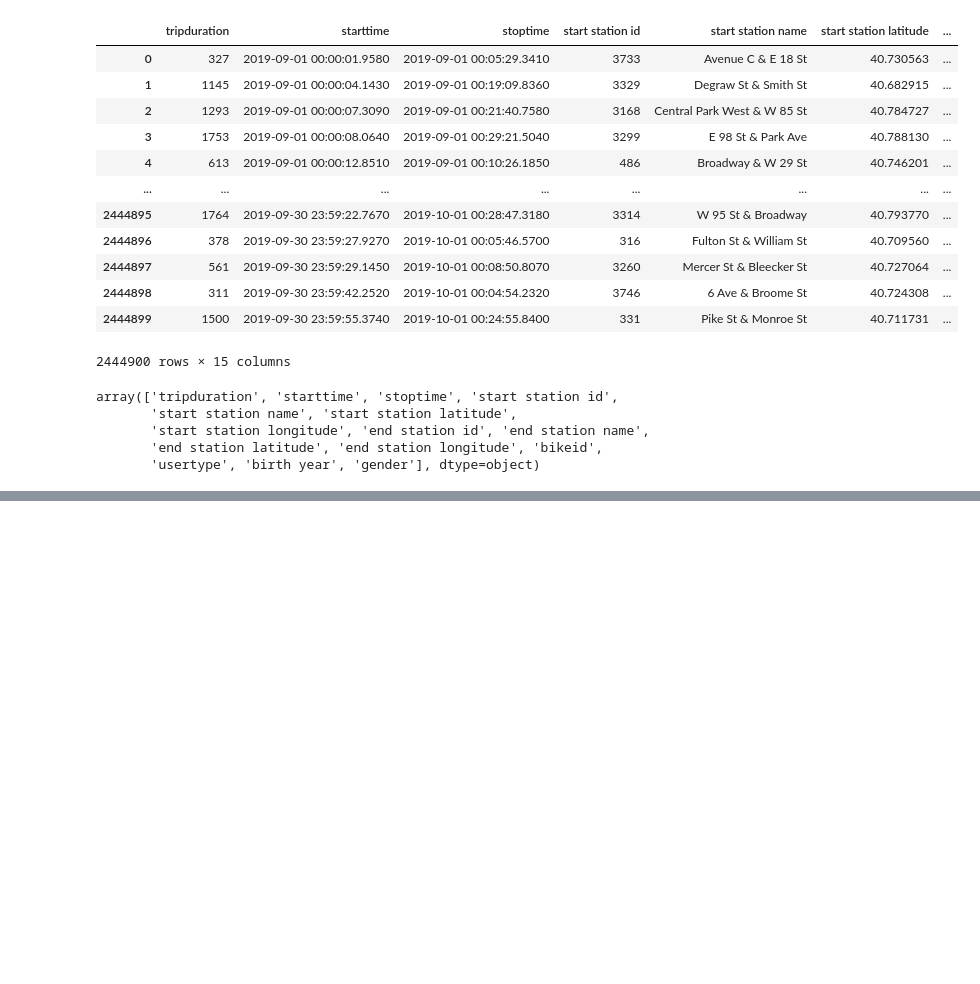
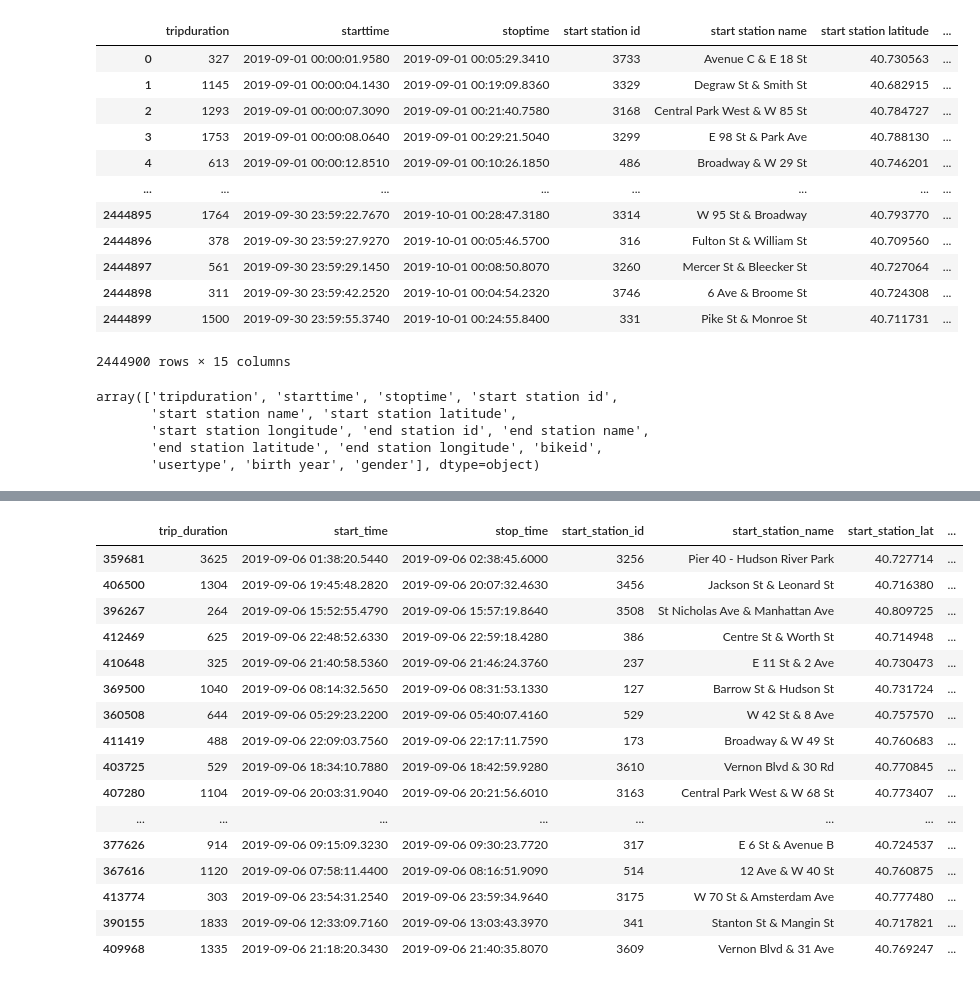
Before and after one commit to marcello96/bike-trips-exporation, a Jupyter notebook: test.ipynb, the cells around one changed output, grey strips where cells are left out. Cells and saved outputs as stored; diff of their text form; code cells hidden in the pictures; blank space fills up the shorter version.

```diff
--- a/test.ipynb
+++ b/test.ipynb
@@ -34,7 +35,7 @@ data.columns = ['trip_duration', 'start_time', 'stop_time', 'start_station_id',
                'user_type', 'birth_year', 'gender']
 # %%
 DATE = '2019-09-06'
-mdata = data.loc[data['start_time'].str.contains(DATE)].sample(n=100)
+mdata = data.loc[data['start_time'].str.contains(DATE)].sample(n=50)
 # %%
 def prepare_trace(row):
     return go.Scattermapbox(
@@ -70,0 +88,21 @@ data.mean(axis = 0)
+# %%
+
+mdata
+# %% [output]
+|  | trip_duration | start_time | stop_time | start_station_id | start_station_name | start_station_lat | ... |
+| 359681 | 3625 | 2019-09-06 01:38:20.5440 | 2019-09-06 02:38:45.6000 | 3256 | Pier 40 - Hudson River Park | 40.727714 | ... |
+| 406500 | 1304 | 2019-09-06 19:45:48.2820 | 2019-09-06 20:07:32.4630 | 3456 | Jackson St & Leonard St | 40.716380 | ... |
+| 396267 | 264 | 2019-09-06 15:52:55.4790 | 2019-09-06 15:57:19.8640 | 3508 | St Nicholas Ave & Manhattan Ave | 40.809725 | ... |
+| 412469 | 625 | 2019-09-06 22:48:52.6330 | 2019-09-06 22:59:18.4280 | 386 | Centre St & Worth St | 40.714948 | ... |
+| 410648 | 325 | 2019-09-06 21:40:58.5360 | 2019-09-06 21:46:24.3760 | 237 | E 11 St & 2 Ave | 40.730473 | ... |
+| 369500 | 1040 | 2019-09-06 08:14:32.5650 | 2019-09-06 08:31:53.1330 | 127 | Barrow St & Hudson St | 40.731724 | ... |
+| 360508 | 644 | 2019-09-06 05:29:23.2200 | 2019-09-06 05:40:07.4160 | 529 | W 42 St & 8 Ave | 40.757570 | ... |
+| 411419 | 488 | 2019-09-06 22:09:03.7560 | 2019-09-06 22:17:11.7590 | 173 | Broadway & W 49 St | 40.760683 | ... |
+| 403725 | 529 | 2019-09-06 18:34:10.7880 | 2019-09-06 18:42:59.9280 | 3610 | Vernon Blvd & 30 Rd | 40.770845 | ... |
+| 407280 | 1104 | 2019-09-06 20:03:31.9040 | 2019-09-06 20:21:56.6010 | 3163 | Central Park West & W 68 St | 40.773407 | ... |
+| ... | ... | ... | ... | ... | ... | ... | ... |
+| 377626 | 914 | 2019-09-06 09:15:09.3230 | 2019-09-06 09:30:23.7720 | 317 | E 6 St & Avenue B | 40.724537 | ... |
+| 367616 | 1120 | 2019-09-06 07:58:11.4400 | 2019-09-06 08:16:51.9090 | 514 | 12 Ave & W 40 St | 40.760875 | ... |
+| 413774 | 303 | 2019-09-06 23:54:31.2540 | 2019-09-06 23:59:34.9640 | 3175 | W 70 St & Amsterdam Ave | 40.777480 | ... |
+| 390155 | 1833 | 2019-09-06 12:33:09.7160 | 2019-09-06 13:03:43.3970 | 341 | Stanton St & Mangin St | 40.717821 | ... |
+| 409968 | 1335 | 2019-09-06 21:18:20.3430 | 2019-09-06 21:40:35.8070 | 3609 | Vernon Blvd & 31 Ave | 40.769247 | ... |
```
Also changed, not shown: parts of 4 cells of this notebook, 1 other file.
